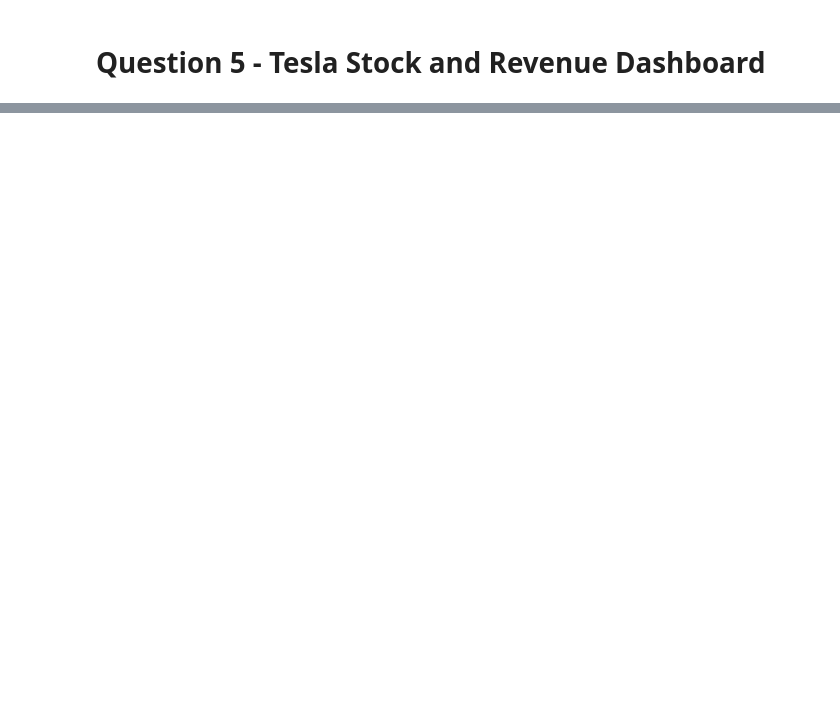
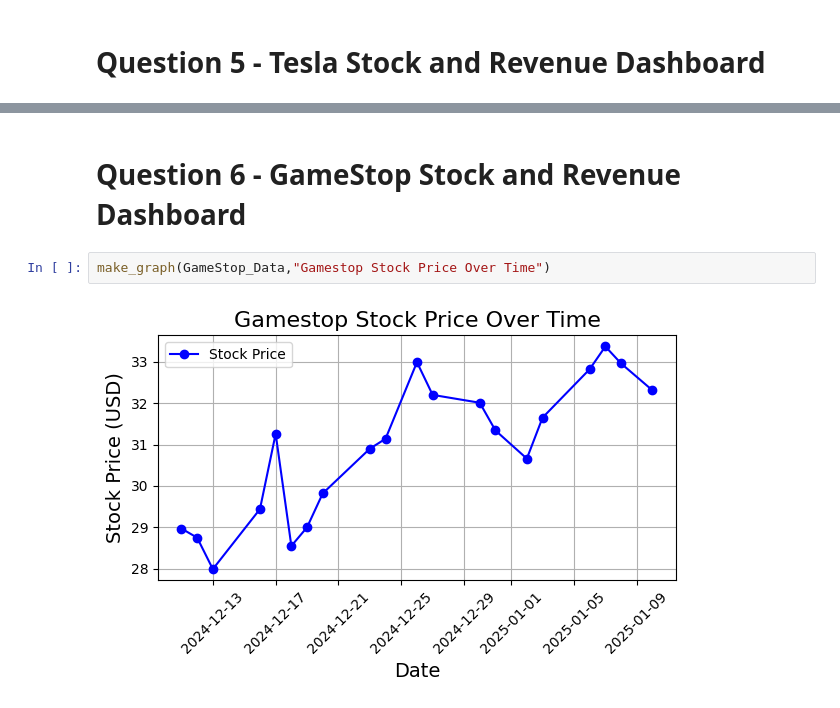
Before and after one commit to AdolfoMontoya99/Watson-Studio-Assignment, a Jupyter notebook: Tesla_and_GameStop_Assignment.ipynb, the cells around one changed output, grey strips where cells are left out. Cells and saved outputs as stored; diff of their text form; blank space fills up the shorter version.

```diff
--- a/Tesla_and_GameStop_Assignment.ipynb
+++ b/Tesla_and_GameStop_Assignment.ipynb
@@ -132,0 +121,6 @@ plt.show()
+# %% [markdown]
+# Question 6 - GameStop Stock and Revenue Dashboard
+# %%
+make_graph(GameStop_Data,"Gamestop Stock Price Over Time")
+# %% [output]
+[figure, added]
```
Also changed, not shown: parts of 4 cells of this notebook.
